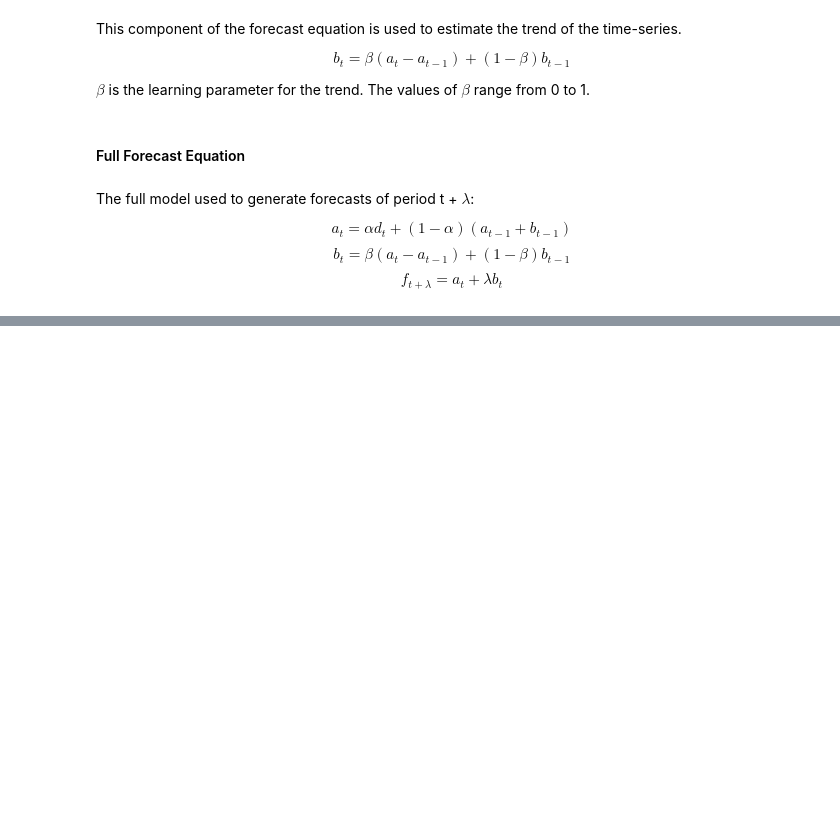
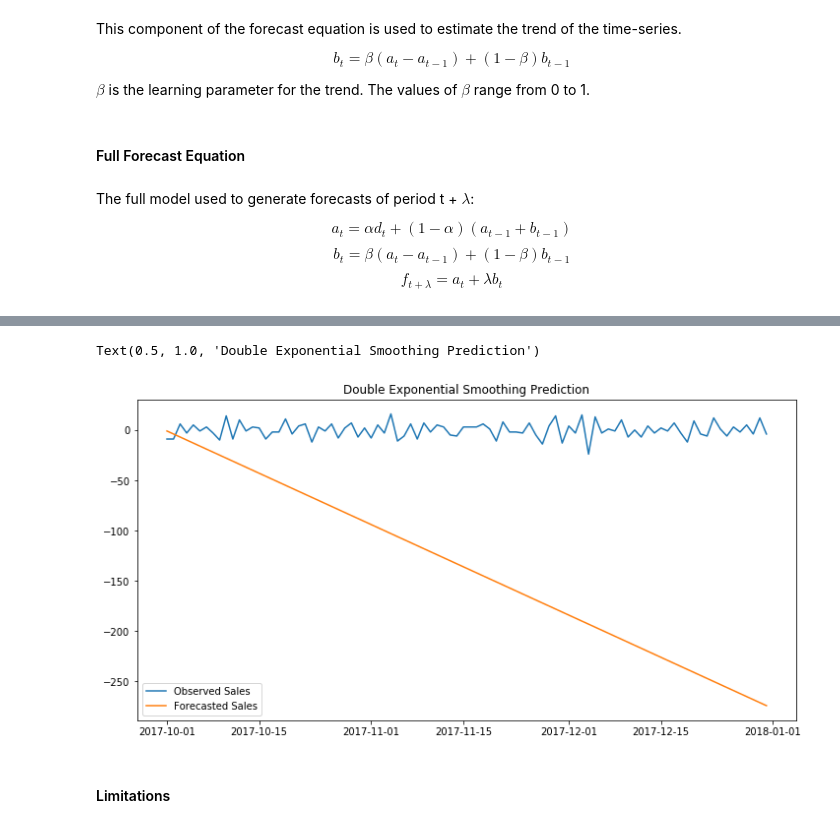
Before and after one commit to zhikaichen99/DemandForecasting, a Jupyter notebook: notebooks/Exponential_Smoothing.ipynb, the cells around one changed output, grey strips where cells are left out. Cells and saved outputs as stored; diff of their text form; code cells hidden in the pictures; blank space fills up the shorter version.

Commit message:
added code for double exponential forecasting model

```diff
--- a/notebooks/Exponential_Smoothing.ipynb
+++ b/notebooks/Exponential_Smoothing.ipynb
@@ -199,0 +202,34 @@ $$f_{t+\lambda} = a_t + \lambda b_t$$
+# %%
+def double_exponential_smoothing(d, extra_periods, alpha, beta):
+
+
+    # Historical period length
+    cols = len(d)
+    # Append np.nan into the demand array to cover future periods
+    d = np.append(d,[np.nan]*extra_periods)
+
+    # Creation of the level, trend and forecast arrays
+    f,a,b = np.full((3,cols+extra_periods),np.nan)
+
+    # Level & Trend initialization
+    a[0] = d[0]
+    b[0] = d[1] - d[0]
+
+    # Create all the t+1 forecast
+    for t in range(1,cols):
+        f[t] = a[t-1] + b[t-1]
+        a[t] = alpha*d[t] + (1-alpha)*(a[t-1]+b[t-1])
+        b[t] = beta*(a[t]-a[t-1]) + (1-beta)*b[t-1]
+
+    # Forecast for all extra periods
+    for t in range(cols,cols+extra_periods):
+        f[t] = a[t-1] + b[t-1]
+        a[t] = f[t]
+        b[t] = b[t-1]
+
+    df = pd.DataFrame.from_dict({'Demand':d,'Forecast':f,'Level':a,
+        'Trend':b, 'Error':d-f})
+
+    return df
+# %%
+double_results = double_exponential_smoothing(train, len(test), 1.0, 1.0)
@@ -199,0 +252,15 @@ $$f_{t+\lambda} = a_t + \lambda b_t$$
+# %%
+double_predictions = double_results[-len(test):]['Forecast']
+# %%
+double_predictions = double_predictions.set_axis(index_values)
+# %%
+fig = plt.figure(figsize = (12,6))
+sales = plt.plot(test, label = 'Observed Sales')
+forecast = plt.plot(double_predictions, label = 'Forecasted Sales')
+plt.legend(loc = 'best')
+plt.title("Double Exponential Smoothing Prediction")
+# %% [output]
+Text(0.5, 1.0, 'Double Exponential Smoothing Prediction')
+[figure, added]
+# %% [markdown]
+#### Limitations
```
Also changed, not shown: parts of 4 cells of this notebook.
